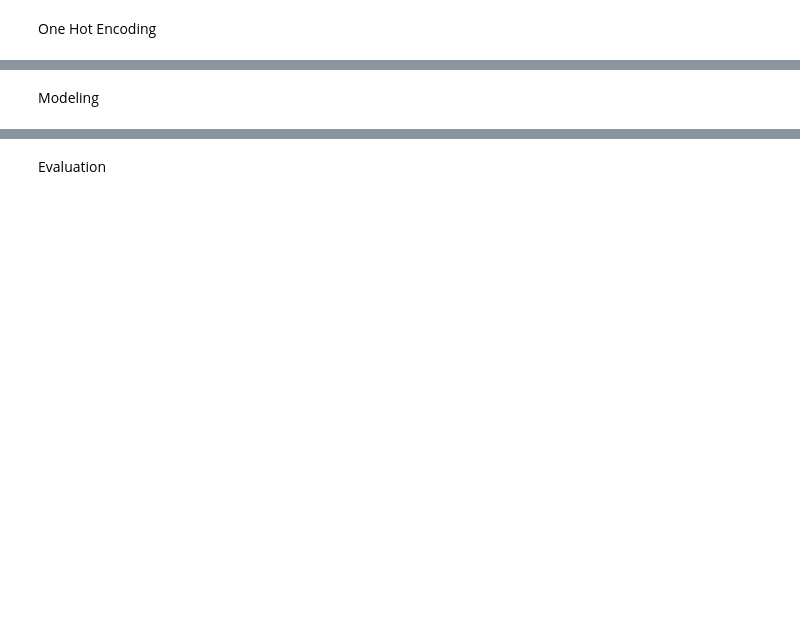
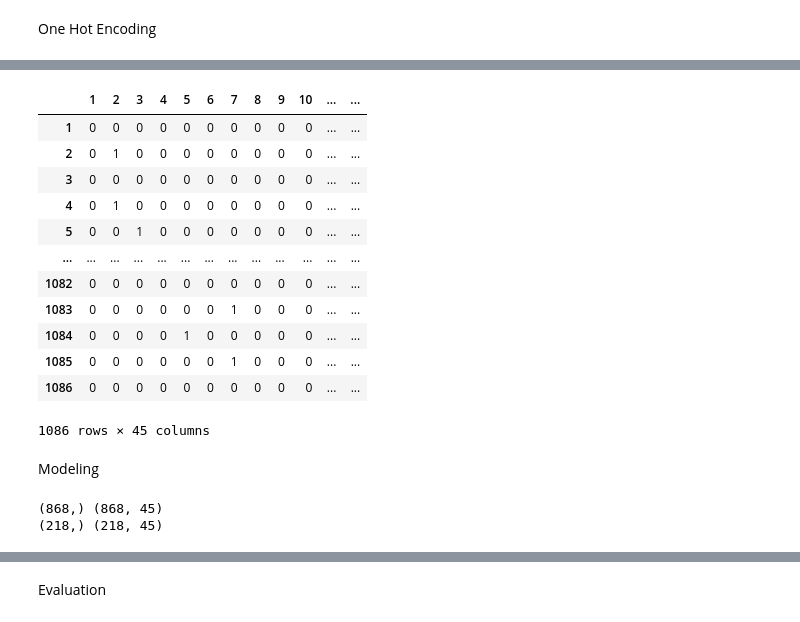
Before and after one commit to lhshs/Lotto, a Jupyter notebook: main.ipynb, the cells around one changed output, grey strips where cells are left out. Drawn from its saved outputs; the diff is of its cells as text; code cells hidden in the pictures; blank space fills up the shorter version.

Commit message:
lotto_preprocessing

```diff
--- a/main.ipynb
+++ b/main.ipynb
@@ -81,3 +73,22 @@ def ohbin2numbers(ohbin):
             numbers.append(i+1)
 
     return numbers
+# %%
+rows = df.values
+row_count = len(rows)
+
+numbers = rows[:, 1:7]
+lotto_onehot = list(map(numbers2ohbin, numbers))
+
+x_samples = lotto_onehot[0:row_count-1]
+y_samples = lotto_onehot[1:row_count]
+
+#원핫인코딩으로 표시
+print("lotto_onehot")
+print("X[0]: " + str(x_samples[0]))
+print("Y[0]: " + str(y_samples[0]))
+
+#번호로 표시
+print("numbers")
+print("X[0]: " + str(ohbin2numbers(x_samples[0])))
+print("Y[0]: " + str(ohbin2numbers(y_samples[0])))
@@ -84,12 +124,33 @@ def ohbin2numbers(ohbin):
+# %%
+lotto_df = pd.DataFrame(lotto_onehot, columns=np.arange(1,46), index = np.arange(1, 1087))
+lotto_df = lotto_df.astype(int)
+lotto_df
+# %% [output]
+|  | 1 | 2 | 3 | 4 | 5 | 6 | 7 | 8 | 9 | 10 | ... | ... |
+| 1 | 0 | 0 | 0 | 0 | 0 | 0 | 0 | 0 | 0 | 0 | ... | ... |
+| 2 | 0 | 1 | 0 | 0 | 0 | 0 | 0 | 0 | 0 | 0 | ... | ... |
+| 3 | 0 | 0 | 0 | 0 | 0 | 0 | 0 | 0 | 0 | 0 | ... | ... |
+| 4 | 0 | 1 | 0 | 0 | 0 | 0 | 0 | 0 | 0 | 0 | ... | ... |
+| 5 | 0 | 0 | 1 | 0 | 0 | 0 | 0 | 0 | 0 | 0 | ... | ... |
+| ... | ... | ... | ... | ... | ... | ... | ... | ... | ... | ... | ... | ... |
+| 1082 | 0 | 0 | 0 | 0 | 0 | 0 | 0 | 0 | 0 | 0 | ... | ... |
+| 1083 | 0 | 0 | 0 | 0 | 0 | 0 | 1 | 0 | 0 | 0 | ... | ... |
+| 1084 | 0 | 0 | 0 | 0 | 1 | 0 | 0 | 0 | 0 | 0 | ... | ... |
+| 1085 | 0 | 0 | 0 | 0 | 0 | 0 | 1 | 0 | 0 | 0 | ... | ... |
+| 1086 | 0 | 0 | 0 | 0 | 0 | 0 | 0 | 0 | 0 | 0 | ... | ... |
+1086 rows × 45 columns
 # %% [markdown]
 Modeling
 # %%
 # train test spilt
 
-X =
-y =
+X = lotto_df.index
+y = lotto_df.values
 
 X_train, X_val, y_train, y_val = train_test_split(X, y, test_size=0.2, random_state=777)
 
 print(X_train.shape, y_train.shape)
 print(X_val.shape, y_val.shape)
+# %% [output]
+(868,) (868, 45)
+(218,) (218, 45)
```
Also changed, not shown: parts of 8 cells of this notebook.
